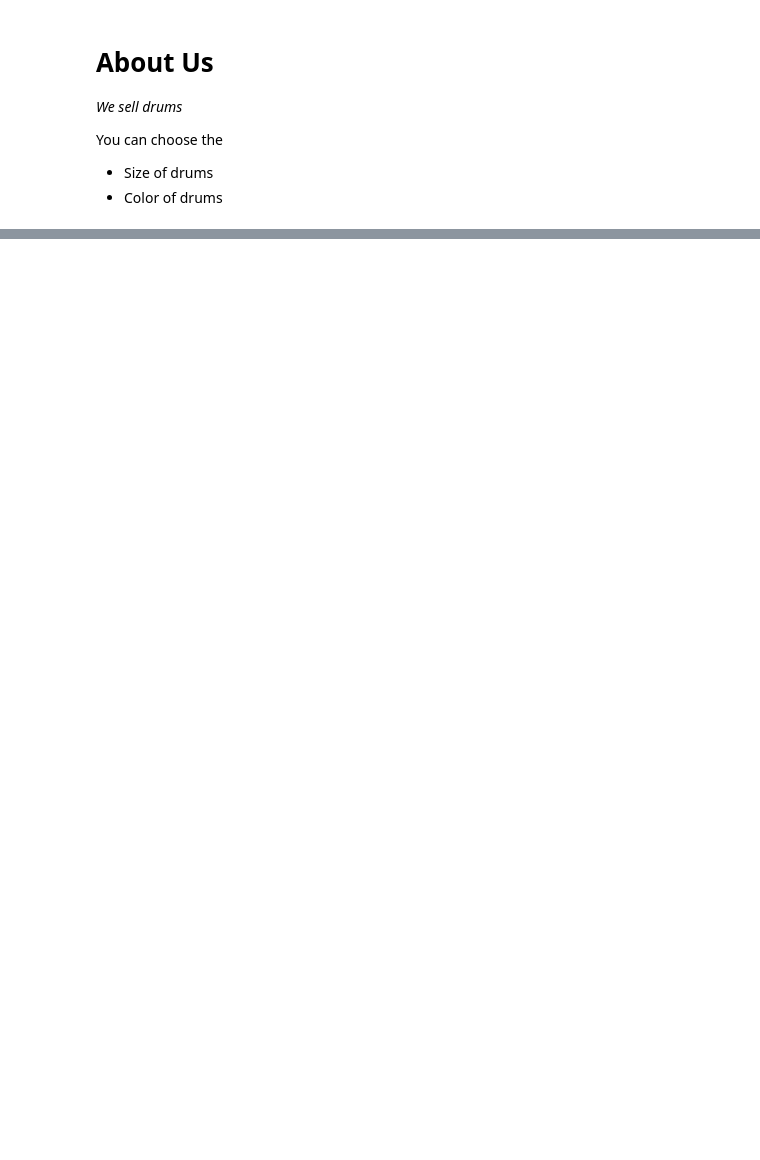
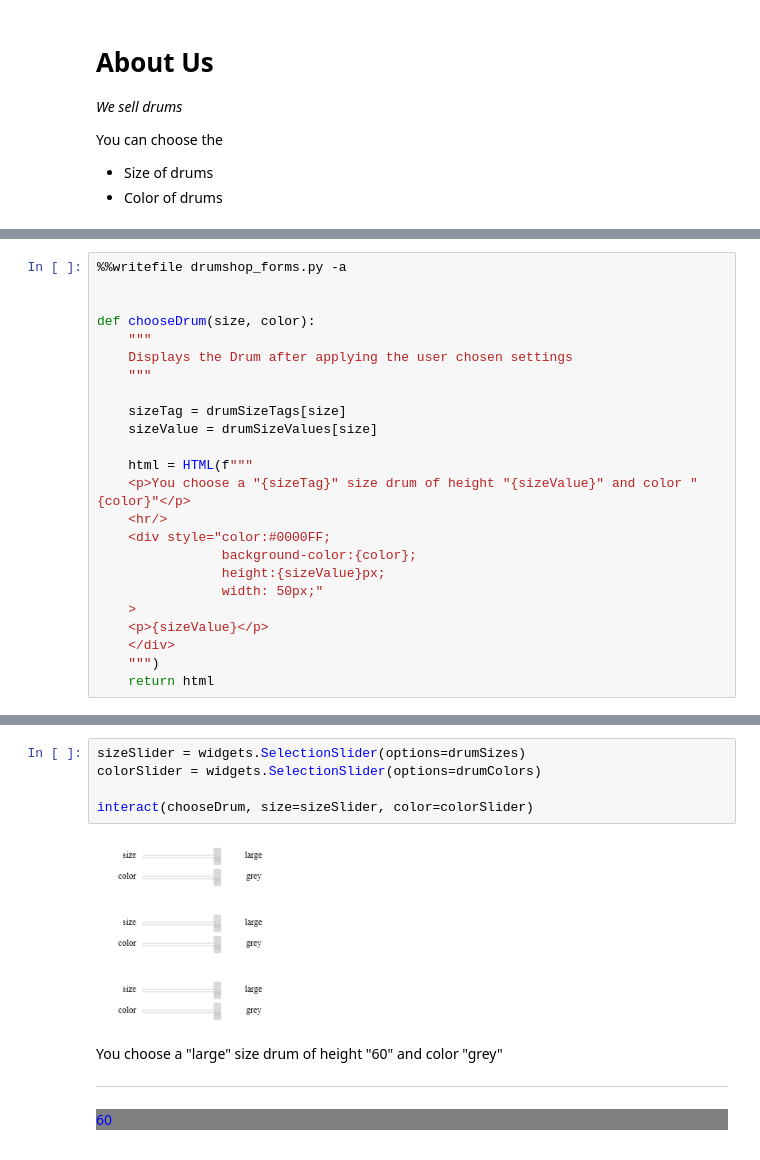
Before and after one commit to satishgoda/learning, a Jupyter notebook: web/projects/drumshop.ipynb, the cells around one changed output, grey strips where cells are left out. Drawn from its saved outputs; the diff is of its cells as text; blank space fills up the shorter version.

Commit message:
web dev drum shop form updates

```diff
--- a/web/projects/drumshop.ipynb
+++ b/web/projects/drumshop.ipynb
@@ -42,0 +41,24 @@ You choose a "medium" size drum of height "20" and color "green"
+# %%
+%%writefile drumshop_forms.py -a
+
+
+def chooseDrum(size, color):
+    """
+    Displays the Drum after applying the user chosen settings
+    """
+
+    sizeTag = drumSizeTags[size]
+    sizeValue = drumSizeValues[size]
+
+    html = HTML(f"""
+    <p>You choose a "{sizeTag}" size drum of height "{sizeValue}" and color "{color}"</p>
+    <hr/>
+    <div style="color:#0000FF;
+                background-color:{color};
+                height:{sizeValue}px;
+                width: 50px;"
+    >
+    <p>{sizeValue}</p>
+    </div>
+    """)
+    return html
@@ -42,0 +85,11 @@ You choose a "medium" size drum of height "20" and color "green"
+# %%
+sizeSlider = widgets.SelectionSlider(options=drumSizes)
+colorSlider = widgets.SelectionSlider(options=drumColors)
+
+interact(chooseDrum, size=sizeSlider, color=colorSlider)
+# %% [output]
+[figure, added]
+[figure, added]
+[figure, added]
+You choose a "large" size drum of height "60" and color "grey"
+60
```
Also changed, not shown: parts of 12 cells of this notebook, 1 other file.
